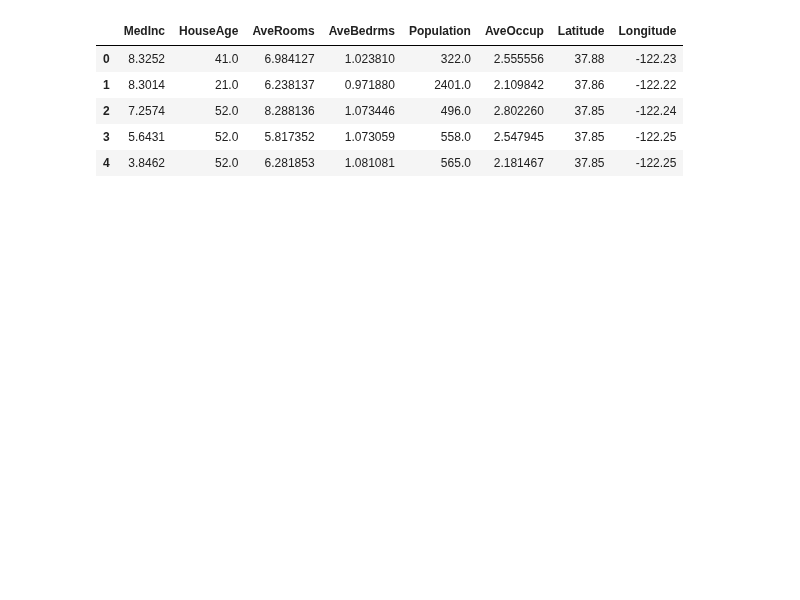
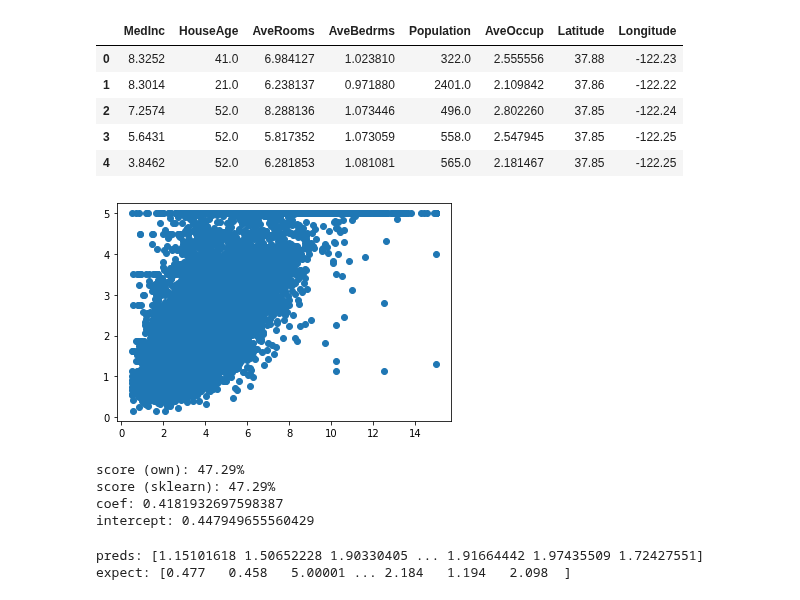
Before and after one commit to arthurh0812/MachineLearning, a Jupyter notebook: Chapter_5/linear_regression.ipynb, the cells around one changed output. Drawn from its saved outputs; the diff is of its cells as text; code cells hidden in the pictures; blank space fills up the shorter version.

Commit message:
Implementation of own Linear Regression Model, that can be fit to a data set, predict output values and score against accuracy

```diff
--- a/Chapter_5/linear_regression.ipynb
+++ b/Chapter_5/linear_regression.ipynb
@@ -22,0 +63,31 @@ df.head(5)
+# %%
+filtered = x[:, 0]
+
+# splits the dataset into a training (70%) and into a testing set (30%) randomly
+x_train, x_test, y_train, y_test = train_test_split(filtered, y, test_size=0.3)
+plt.scatter(x_train, y_train)
+plt.show()
+# %% [output]
+[figure, added]
+# %%
+regr = SimpleLinearRegression()
+regr.fit(x_train, y_train)
+sc_own = regr.score(x_test, y_test)
+test_preds = regr.predict(x_test)
+sc_sklearn = r2_score(y_test, test_preds)
+
+print(f"score (own): {sc_own*100:.4}%")
+print(f"score (sklearn): {sc_sklearn*100:.4}%")
+print(f"coef: {regr.coef_}")
+print(f"intercept: {regr.intercept_}")
+# %% [output]
+score (own): 47.29%
+score (sklearn): 47.29%
+coef: 0.4181932697598387
+intercept: 0.447949655560429
+# %%
+print(f"preds: {test_preds}")
+print(f"expect: {y_test}")
+# %% [output]
+preds: [1.15101618 1.50652228 1.90330405 ... 1.91664442 1.97435509 1.72427551]
+expect: [0.477   0.458   5.00001 ... 2.184   1.194   2.098  ]
```
Also changed, not shown: parts of 3 cells of this notebook.
